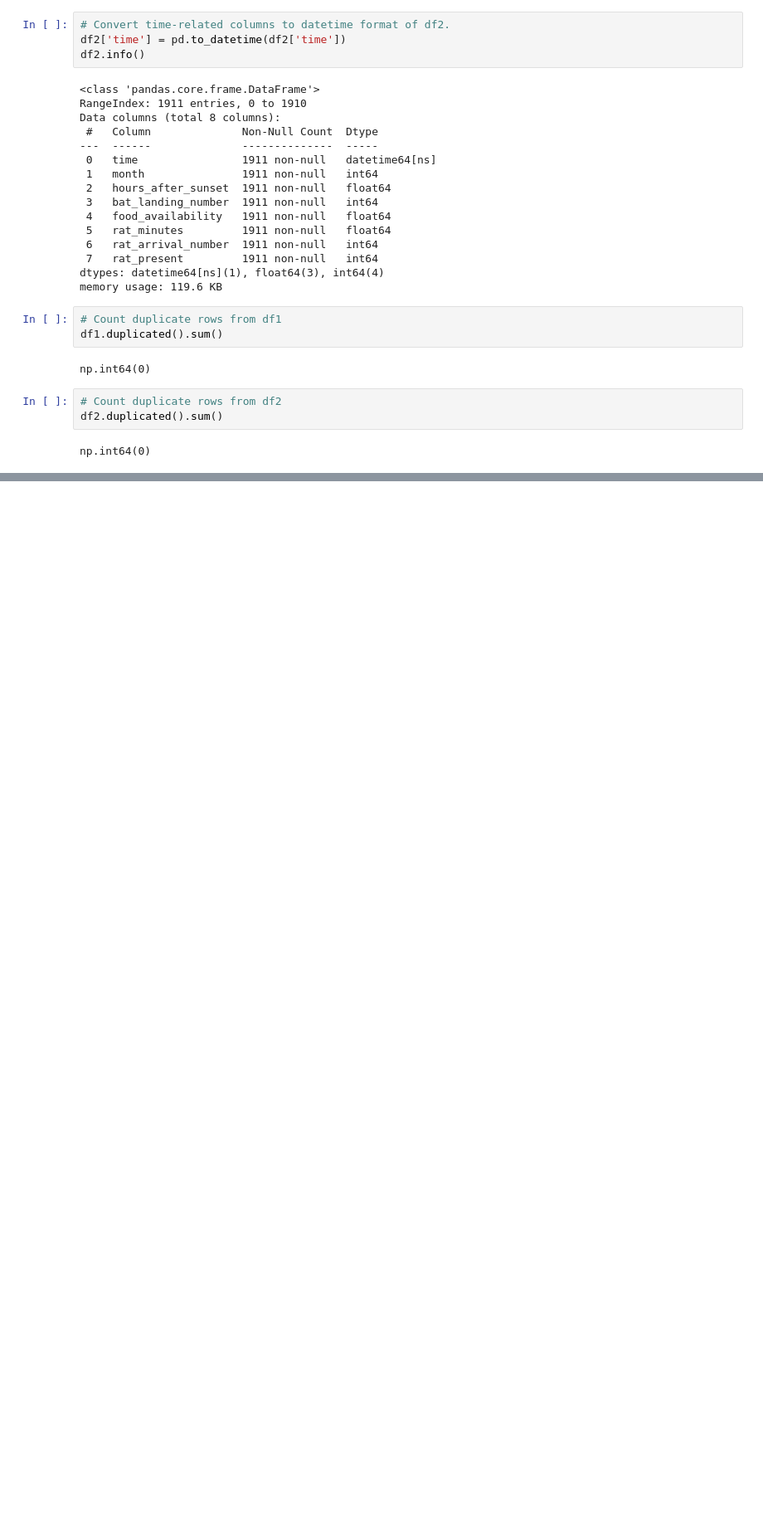
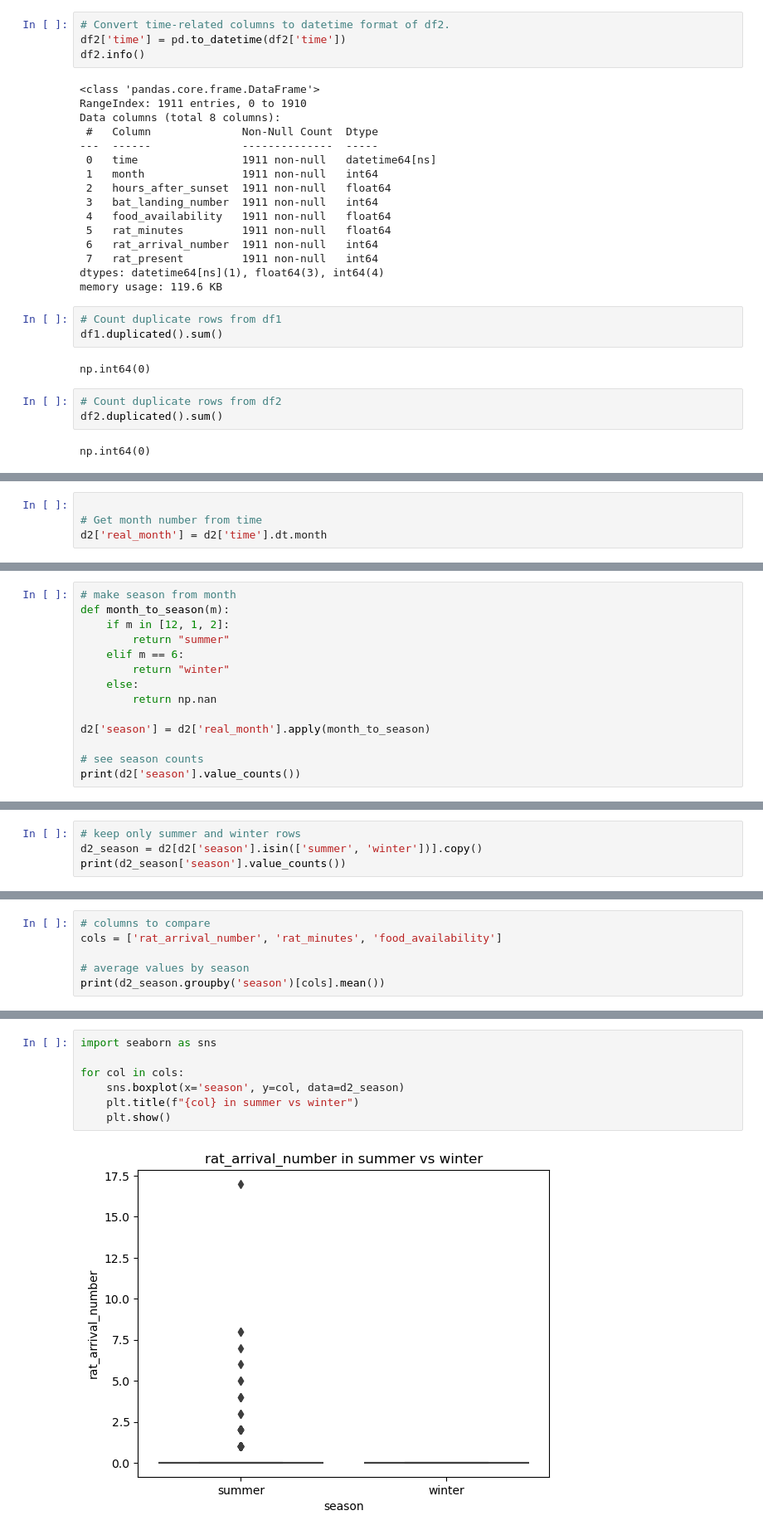
Before and after one commit to sawchinstha/Bat_Rat, a Jupyter notebook: analysis2.ipynb, the cells around one changed output, grey strips where cells are left out. Shown: that part at 83% size. Drawn from its saved outputs; the diff is of its cells as text; blank space fills up the shorter version.

Commit message:
Add data cleaning and Part 1 work

```diff
--- a/analysis2.ipynb
+++ b/analysis2.ipynb
@@ -170,0 +217,4 @@ np.int64(0)
+# %%
+
+# Get month number from time
+d2['real_month'] = d2['time'].dt.month
@@ -170,0 +226,14 @@ np.int64(0)
+# %%
+# make season from month
+def month_to_season(m):
+    if m in [12, 1, 2]:
+        return "summer"
+    elif m == 6:
+        return "winter"
+    else:
+        return np.nan
+
+d2['season'] = d2['real_month'].apply(month_to_season)
+
+# see season counts
+print(d2['season'].value_counts())
@@ -170,0 +245,4 @@ np.int64(0)
+# %%
+# keep only summer and winter rows
+d2_season = d2[d2['season'].isin(['summer', 'winter'])].copy()
+print(d2_season['season'].value_counts())
@@ -170,0 +254,6 @@ np.int64(0)
+# %%
+# columns to compare
+cols = ['rat_arrival_number', 'rat_minutes', 'food_availability']
+
+# average values by season
+print(d2_season.groupby('season')[cols].mean())
@@ -170,0 +265,9 @@ np.int64(0)
+# %%
+import seaborn as sns
+
+for col in cols:
+    sns.boxplot(x='season', y=col, data=d2_season)
+    plt.title(f"{col} in summer vs winter")
+    plt.show()
+# %% [output]
+[figure, added]
```
Also changed, not shown: parts of 21 cells of this notebook, 3 other files.
